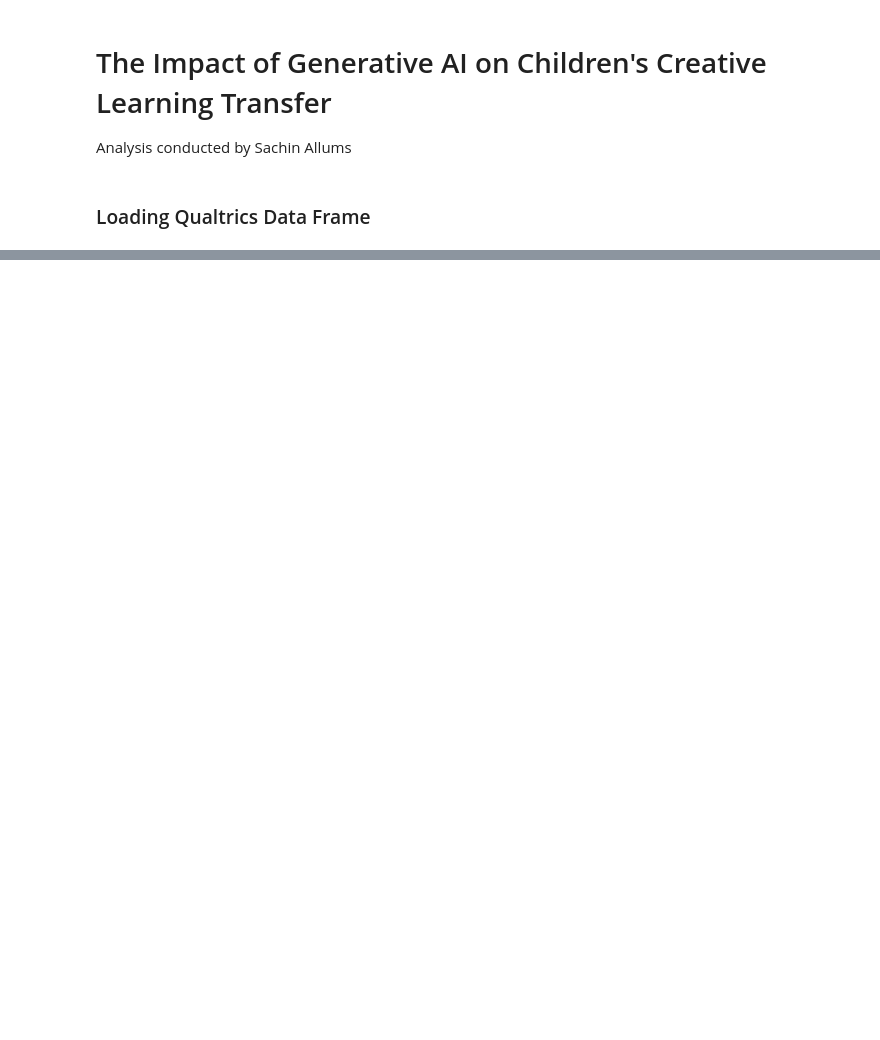
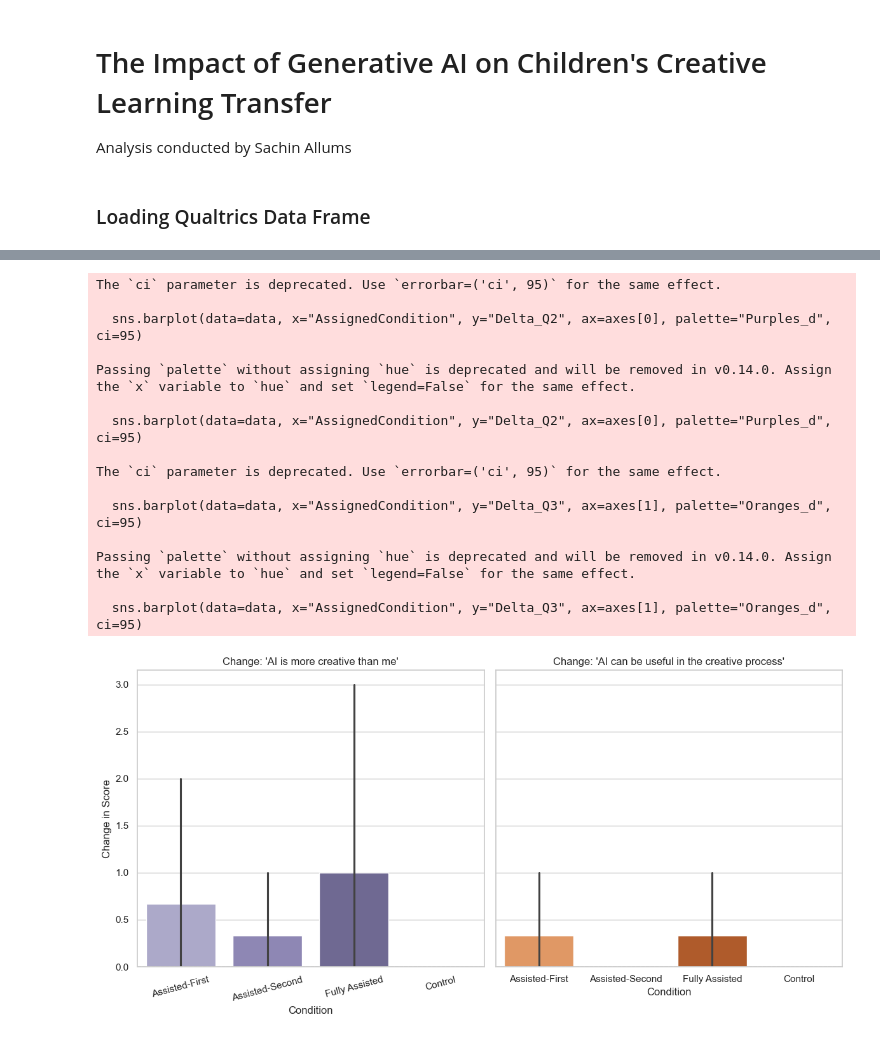
Before and after one commit to sachinallums/divergent-association-task, a Jupyter notebook: honors-analysis-notebook.ipynb, the cells around one changed output, grey strips where cells are left out. Drawn from its saved outputs; the diff is of its cells as text; code cells hidden in the pictures; blank space fills up the shorter version.

```diff
--- a/honors-analysis-notebook.ipynb
+++ b/honors-analysis-notebook.ipynb
@@ -384,0 +279,42 @@ Name: DATScore, dtype: float64
+# %%
+data['Delta_Q2'] = data['Q44_2'] - data['Q26_2']
+data['Delta_Q3'] = data['Q44_3'] - data['Q26_3']
+# %%
+sns.set(style="whitegrid")
+
+fig, axes = plt.subplots(1, 2, figsize=(12, 6), sharey=True)
+
+# Change in "AI is more creative than me"
+sns.barplot(data=data, x="AssignedCondition", y="Delta_Q2", ax=axes[0], palette="Purples_d", ci=95)
+axes[0].set_title("Change: 'AI is more creative than me'")
+axes[0].set_xlabel("Condition")
+axes[0].set_ylabel("Change in Score")
+axes[0].tick_params(axis='x', rotation=15)
+axes[0].axhline(0, color='gray', linestyle='--', linewidth=1)
+
+# Change in "AI can be useful in the creative process"
+sns.barplot(data=data, x="AssignedCondition", y="Delta_Q3", ax=axes[1], palette="Oranges_d", ci=95)
+axes[1].set_title("Change: 'AI can be useful in the creative process'")
+axes[1].set_xlabel("Condition")
+axes[1].set_ylabel("")
+axes[1].axhline(0, color='gray', linestyle='--', linewidth=1)
+
+plt.tight_layout()
+plt.show()
+# %% [output]
+The `ci` parameter is deprecated. Use `errorbar=('ci', 95)` for the same effect.
+
+  sns.barplot(data=data, x="AssignedCondition", y="Delta_Q2", ax=axes[0], palette="Purples_d", ci=95)
+
+Passing `palette` without assigning `hue` is deprecated and will be removed in v0.14.0. Assign the `x` variable to `hue` and set `legend=False` for the same effect.
+
+  sns.barplot(data=data, x="AssignedCondition", y="Delta_Q2", ax=axes[0], palette="Purples_d", ci=95)
+
+The `ci` parameter is deprecated. Use `errorbar=('ci', 95)` for the same effect.
+
+  sns.barplot(data=data, x="AssignedCondition", y="Delta_Q3", ax=axes[1], palette="Oranges_d", ci=95)
+
+Passing `palette` without assigning `hue` is deprecated and will be removed in v0.14.0. Assign the `x` variable to `hue` and set `legend=False` for the same effect.
+
+  sns.barplot(data=data, x="AssignedCondition", y="Delta_Q3", ax=axes[1], palette="Oranges_d", ci=95)
+[figure, added]
```
Also changed, not shown: parts of 23 cells of this notebook.
